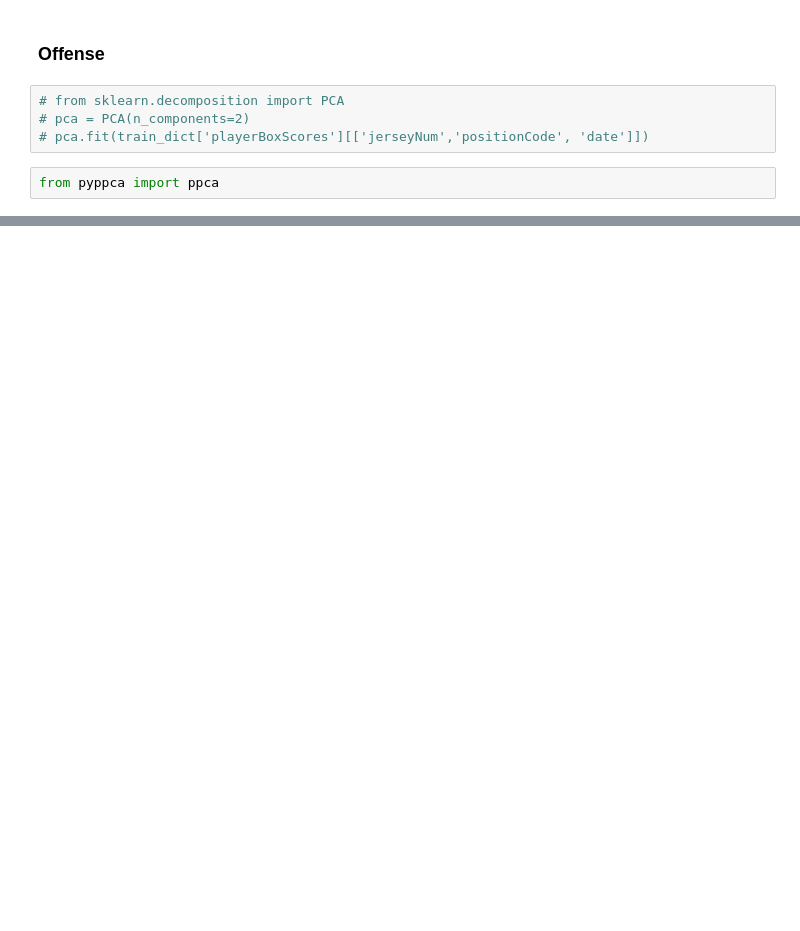
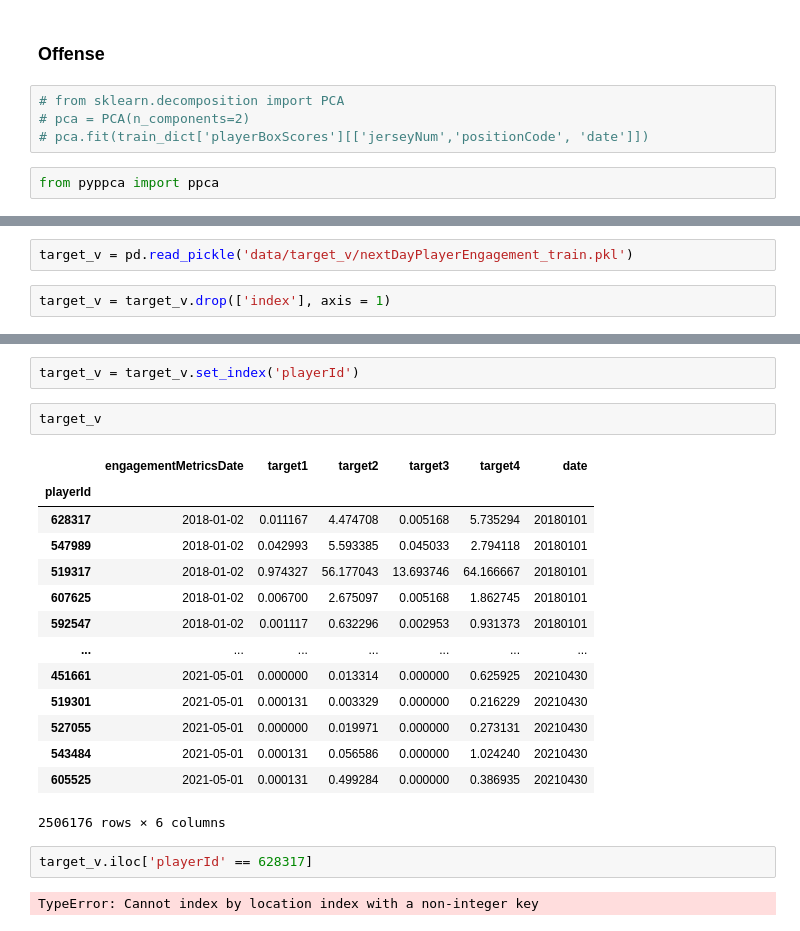
Before and after one commit to fatjudy/mlb-forecasting, a Jupyter notebook: MLB-EDA.ipynb, the cells around one changed output, grey strips where cells are left out. Cells and saved outputs as stored; diff of their text form; blank space fills up the shorter version.

Commit message:
Start constructing dataframe for players

```diff
--- a/MLB-EDA.ipynb
+++ b/MLB-EDA.ipynb
@@ -532,0 +349,4 @@ The designated hitter has the highest target value of all (all 4 values), while
+# %%
+target_v = pd.read_pickle('data/target_v/nextDayPlayerEngagement_train.pkl')
+# %%
+target_v = target_v.drop(['index'], axis = 1)
@@ -532,0 +387,23 @@ The designated hitter has the highest target value of all (all 4 values), while
+# %%
+target_v = target_v.set_index('playerId')
+# %%
+target_v
+# %% [output]
+|  | engagementMetricsDate | target1 | target2 | target3 | target4 | date |
+| playerId |  |  |  |  |  |  |
+| 628317 | 2018-01-02 | 0.011167 | 4.474708 | 0.005168 | 5.735294 | 20180101 |
+| 547989 | 2018-01-02 | 0.042993 | 5.593385 | 0.045033 | 2.794118 | 20180101 |
+| 519317 | 2018-01-02 | 0.974327 | 56.177043 | 13.693746 | 64.166667 | 20180101 |
+| 607625 | 2018-01-02 | 0.006700 | 2.675097 | 0.005168 | 1.862745 | 20180101 |
+| 592547 | 2018-01-02 | 0.001117 | 0.632296 | 0.002953 | 0.931373 | 20180101 |
+| ... | ... | ... | ... | ... | ... | ... |
+| 451661 | 2021-05-01 | 0.000000 | 0.013314 | 0.000000 | 0.625925 | 20210430 |
+| 519301 | 2021-05-01 | 0.000131 | 0.003329 | 0.000000 | 0.216229 | 20210430 |
+| 527055 | 2021-05-01 | 0.000000 | 0.019971 | 0.000000 | 0.273131 | 20210430 |
+| 543484 | 2021-05-01 | 0.000131 | 0.056586 | 0.000000 | 1.024240 | 20210430 |
+| 605525 | 2021-05-01 | 0.000131 | 0.499284 | 0.000000 | 0.386935 | 20210430 |
+2506176 rows × 6 columns
+# %%
+target_v.iloc['playerId' == 628317]
+# %% [output]
+TypeError: Cannot index by location index with a non-integer key
```
Also changed, not shown: parts of 139 cells of this notebook, 1 other file.
